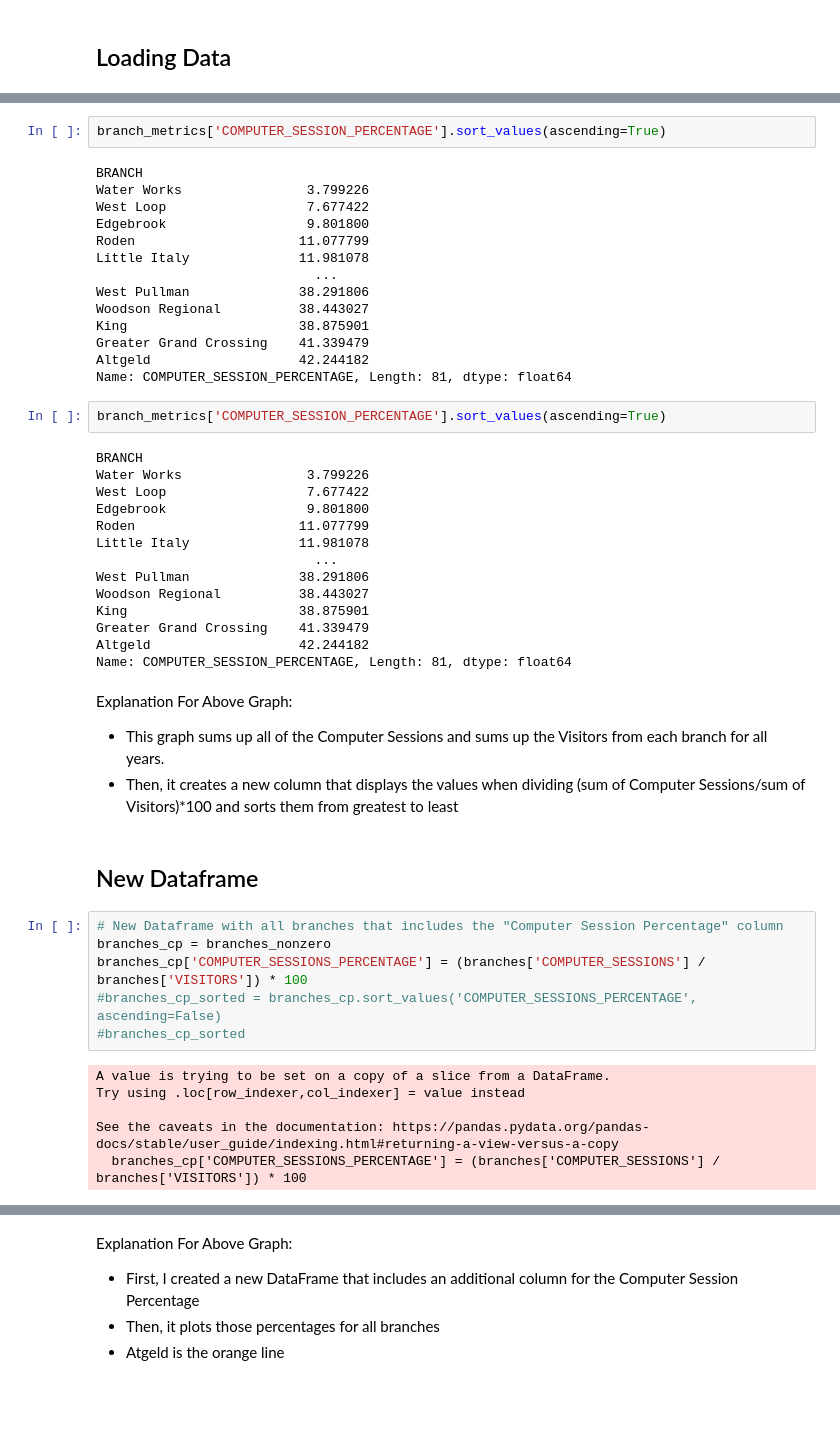
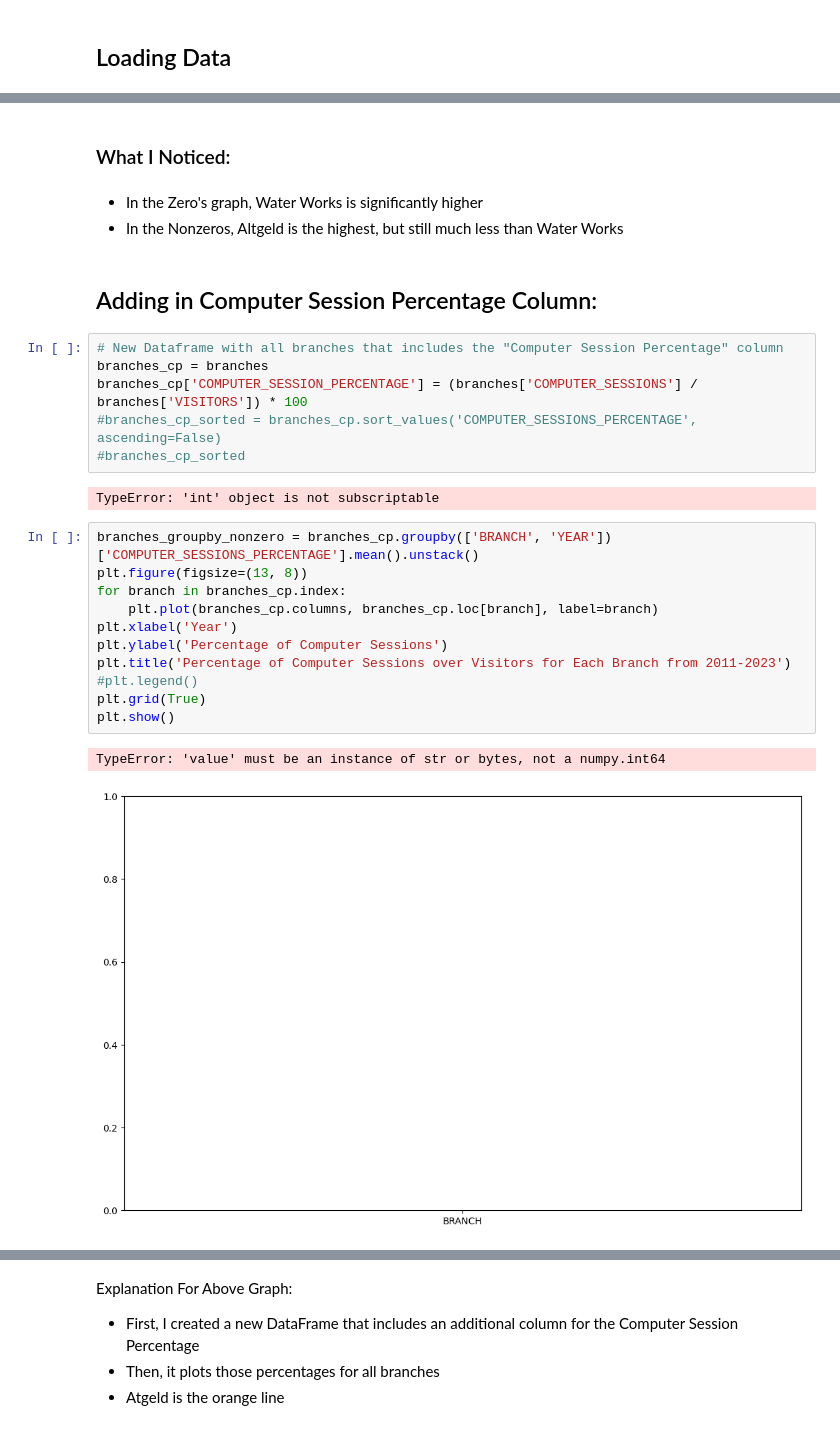
Before and after one commit to uchicago-dsi/cpl_project, a Jupyter notebook: can-summer-2023/dani exploratory data analysis.ipynb, the cells around one changed output, grey strips where cells are left out. Drawn from its saved outputs; the diff is of its cells as text; blank space fills up the shorter version.

```diff
--- a/can-summer-2023/dani exploratory data analysis.ipynb
+++ b/can-summer-2023/dani exploratory data analysis.ipynb
@@ -60,56 +78,35 @@ plt.grid(True)
 plt.show()
 # %% [output]
 [figure]
-# %%
-branch_metrics['COMPUTER_SESSION_PERCENTAGE'].sort_values(ascending=True)
-# %% [output]
-BRANCH
-Water Works                3.799226
-West Loop                  7.677422
-Edgebrook                  9.801800
-Roden                     11.077799
-Little Italy              11.981078
-                            ...
-West Pullman              38.291806
-Woodson Regional          38.443027
-King                      38.875901
-Greater Grand Crossing    41.339479
-Altgeld                   42.244182
-Name: COMPUTER_SESSION_PERCENTAGE, Length: 81, dtype: float64
-# %%
-branch_metrics['COMPUTER_SESSION_PERCENTAGE'].sort_values(ascending=True)
-# %% [output]
-BRANCH
-Water Works                3.799226
-West Loop                  7.677422
-Edgebrook                  9.801800
-Roden                     11.077799
-Little Italy              11.981078
-                            ...
-West Pullman              38.291806
-Woodson Regional          38.443027
-King                      38.875901
-Greater Grand Crossing    41.339479
-Altgeld                   42.244182
-Name: COMPUTER_SESSION_PERCENTAGE, Length: 81, dtype: float64
-# %% [markdown]
-Explanation For Above Graph:
-- This graph sums up all of the Computer Sessions and sums up the Visitors from each branch for all years.
-- Then, it creates a new column that displays the values when dividing (sum of Computer Sessions/sum of Visitors)*100 and sorts them from greatest to least
+# %% [markdown]
+### What I Noticed:
+# %% [markdown]
+- In the Zero's graph, Water Works is significantly higher
+- In the Nonzeros, Altgeld is the highest, but still much less than Water Works
 # %% [markdown]
-## New Dataframe
+## Adding in Computer Session Percentage Column:
 # %%
 # New Dataframe with all branches that includes the "Computer Session Percentage" column
-branches_cp = branches_nonzero
-branches_cp['COMPUTER_SESSIONS_PERCENTAGE'] = (branches['COMPUTER_SESSIONS'] / branches['VISITORS']) * 100
+branches_cp = branches
+branches_cp['COMPUTER_SESSION_PERCENTAGE'] = (branches['COMPUTER_SESSIONS'] / branches['VISITORS']) * 100
 #branches_cp_sorted = branches_cp.sort_values('COMPUTER_SESSIONS_PERCENTAGE', ascending=False)
 #branches_cp_sorted
 # %% [output]
-A value is trying to be set on a copy of a slice from a DataFrame.
-Try using .loc[row_indexer,col_indexer] = value instead
-
-See the caveats in the documentation: https://pandas.pydata.org/pandas-docs/stable/user_guide/indexing.html#returning-a-view-versus-a-copy
-  branches_cp['COMPUTER_SESSIONS_PERCENTAGE'] = (branches['COMPUTER_SESSIONS'] / branches['VISITORS']) * 100
+TypeError: 'int' object is not subscriptable
+# %%
+branches_groupby_nonzero = branches_cp.groupby(['BRANCH', 'YEAR'])['COMPUTER_SESSIONS_PERCENTAGE'].mean().unstack()
+plt.figure(figsize=(13, 8))
+for branch in branches_cp.index:
+    plt.plot(branches_cp.columns, branches_cp.loc[branch], label=branch)
+plt.xlabel('Year')
+plt.ylabel('Percentage of Computer Sessions')
+plt.title('Percentage of Computer Sessions over Visitors for Each Branch from 2011-2023')
+#plt.legend()
+plt.grid(True)
+plt.show()
+# %% [output]
+TypeError: 'value' must be an instance of str or bytes, not a numpy.int64
+[figure, added]
 # %%
 branches_groupby = branches_cp.groupby(['BRANCH', 'YEAR'])['COMPUTER_SESSIONS_PERCENTAGE'].mean().unstack()
 plt.figure(figsize=(13, 8))
```
Also changed, not shown: parts of 11 cells of this notebook.
